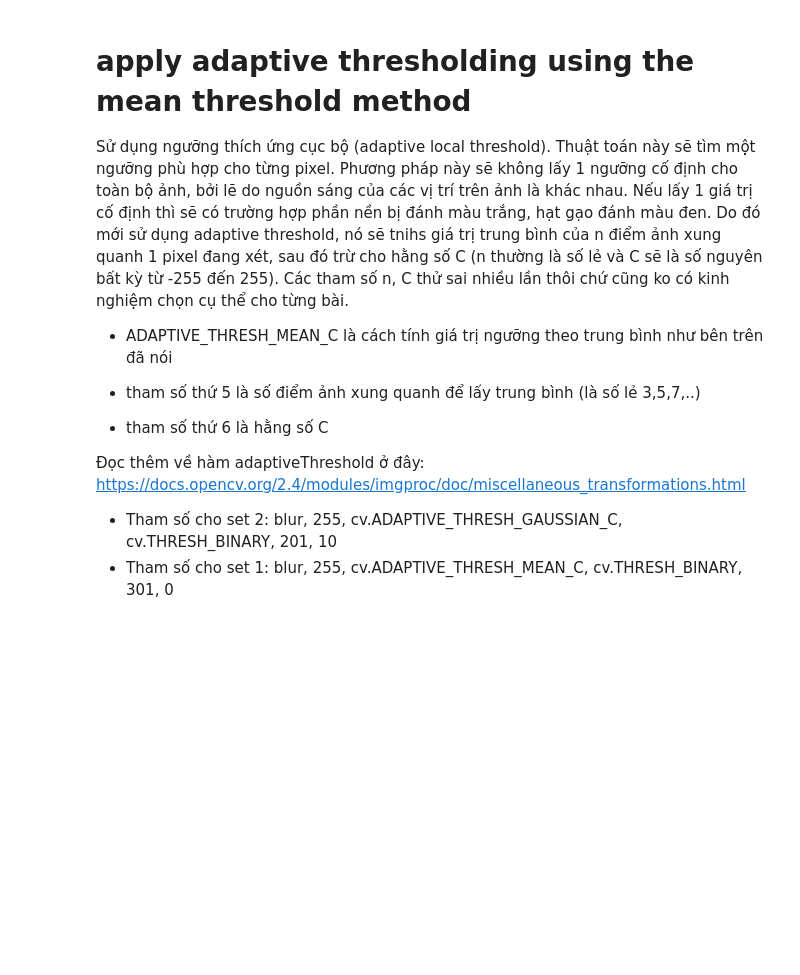
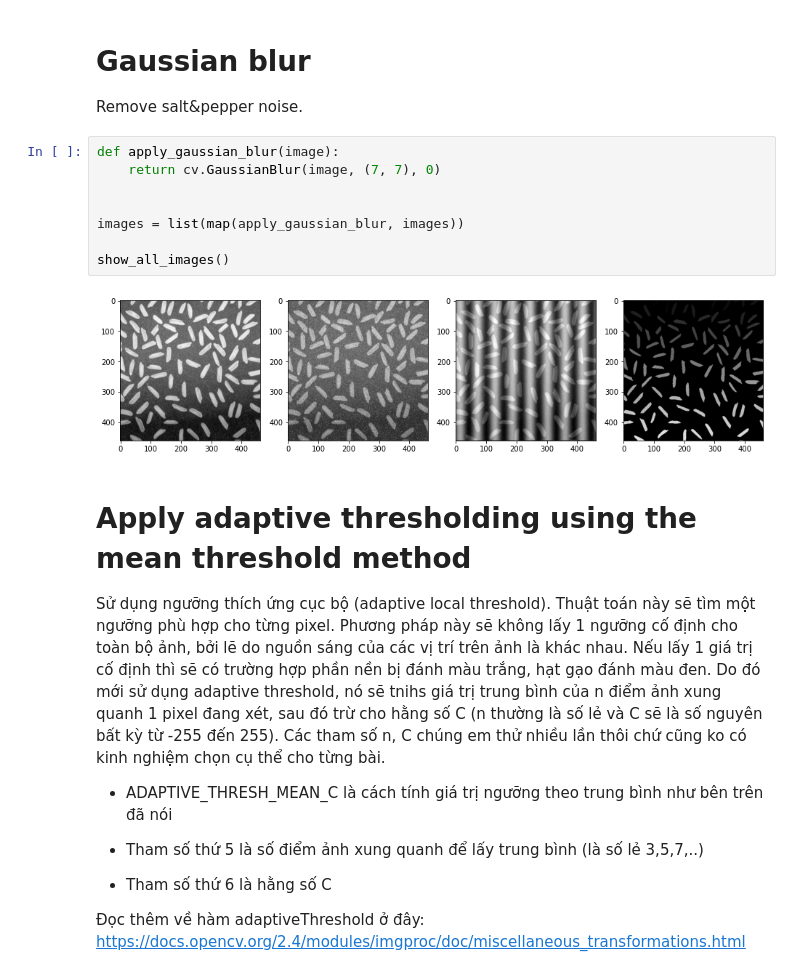
Before and after one commit to nvhoang55/Nhom-11__XLA__Project, a Jupyter notebook: bai-1/bai-1-set-1.ipynb, the cells around one changed output. Drawn from its saved outputs; the diff is of its cells as text; blank space fills up the shorter version.

```diff
--- a/bai-1/bai-1-set-1.ipynb
+++ b/bai-1/bai-1-set-1.ipynb
@@ -40,21 +42,29 @@ plt.imshow(blur, cmap='gray')
+# %% [markdown]
+# Gaussian blur
+Remove salt&pepper noise.
+# %%
+def apply_gaussian_blur(image):
+    return cv.GaussianBlur(image, (7, 7), 0)
+
+
+images = list(map(apply_gaussian_blur, images))
+
+show_all_images()
+# %% [output]
+[figure, added]
 # %% [markdown]
-# apply adaptive thresholding using the mean threshold method
-
-Sử dụng ngưỡng thích ứng cục bộ (adaptive local threshold). Thuật toán này sẽ tìm một ngưỡng phù hợp cho từng pixel. Phương pháp này sẽ không lấy 1 ngưỡng cố định cho toàn bộ ảnh, bởi lẽ do nguồn sáng của các vị trí trên ảnh là khác nhau. Nếu lấy 1 giá trị cố định thì sẽ có trường hợp phần nền bị đánh màu trắng, hạt gạo đánh màu đen. Do đó mới sử dụng adaptive threshold, nó sẽ tnihs giá trị trung bình của n điểm ảnh xung quanh 1 pixel đang xét, sau đó trừ cho hằng số C (n thường là số lẻ và C sẽ là số nguyên bất kỳ từ -255 đến 255). Các tham số n, C thử sai nhiều lần thôi chứ cũng ko có kinh nghiệm chọn cụ thể cho từng bài.
+# Apply adaptive thresholding using the mean threshold method
+Sử dụng ngưỡng thích ứng cục bộ (adaptive local threshold). Thuật toán này sẽ tìm một ngưỡng phù hợp cho từng pixel. Phương pháp này sẽ không lấy 1 ngưỡng cố định cho toàn bộ ảnh, bởi lẽ do nguồn sáng của các vị trí trên ảnh là khác nhau. Nếu lấy 1 giá trị cố định thì sẽ có trường hợp phần nền bị đánh màu trắng, hạt gạo đánh màu đen. Do đó mới sử dụng adaptive threshold, nó sẽ tnihs giá trị trung bình của n điểm ảnh xung quanh 1 pixel đang xét, sau đó trừ cho hằng số C (n thường là số lẻ và C sẽ là số nguyên bất kỳ từ -255 đến 255). Các tham số n, C chúng em thử nhiều lần thôi chứ cũng ko có kinh nghiệm chọn cụ thể cho từng bài.
 
 
 - ADAPTIVE_THRESH_MEAN_C là cách tính giá trị ngưỡng theo trung bình như bên trên đã nói
 
 
-- tham số thứ 5 là số điểm ảnh xung quanh để lấy trung bình (là số lẻ 3,5,7,..)
+- Tham số thứ 5 là số điểm ảnh xung quanh để lấy trung bình (là số lẻ 3,5,7,..)
 
 
-- tham số thứ 6 là hằng số C
+- Tham số thứ 6 là hằng số C
 
 
 Đọc thêm về hàm adaptiveThreshold ở đây: https://docs.opencv.org/2.4/modules/imgproc/doc/miscellaneous_transformations.html
-
-
-- Tham số cho set 2: blur, 255, cv.ADAPTIVE_THRESH_GAUSSIAN_C, cv.THRESH_BINARY, 201, 10
-- Tham số cho set 1: blur, 255, cv.ADAPTIVE_THRESH_MEAN_C, cv.THRESH_BINARY, 301, 0
 # %%
```
Also changed, not shown: parts of 18 cells of this notebook, 12 other files.
